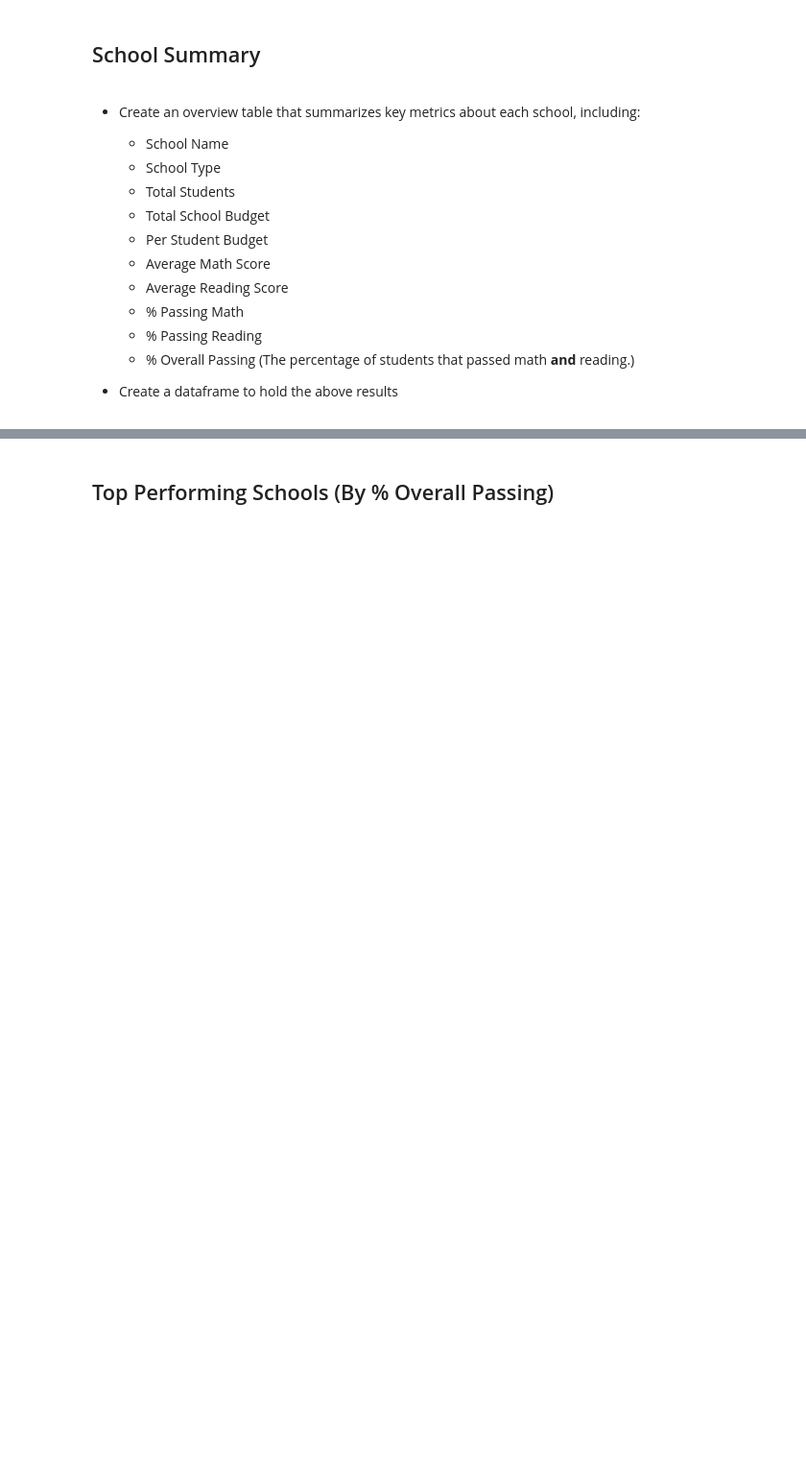
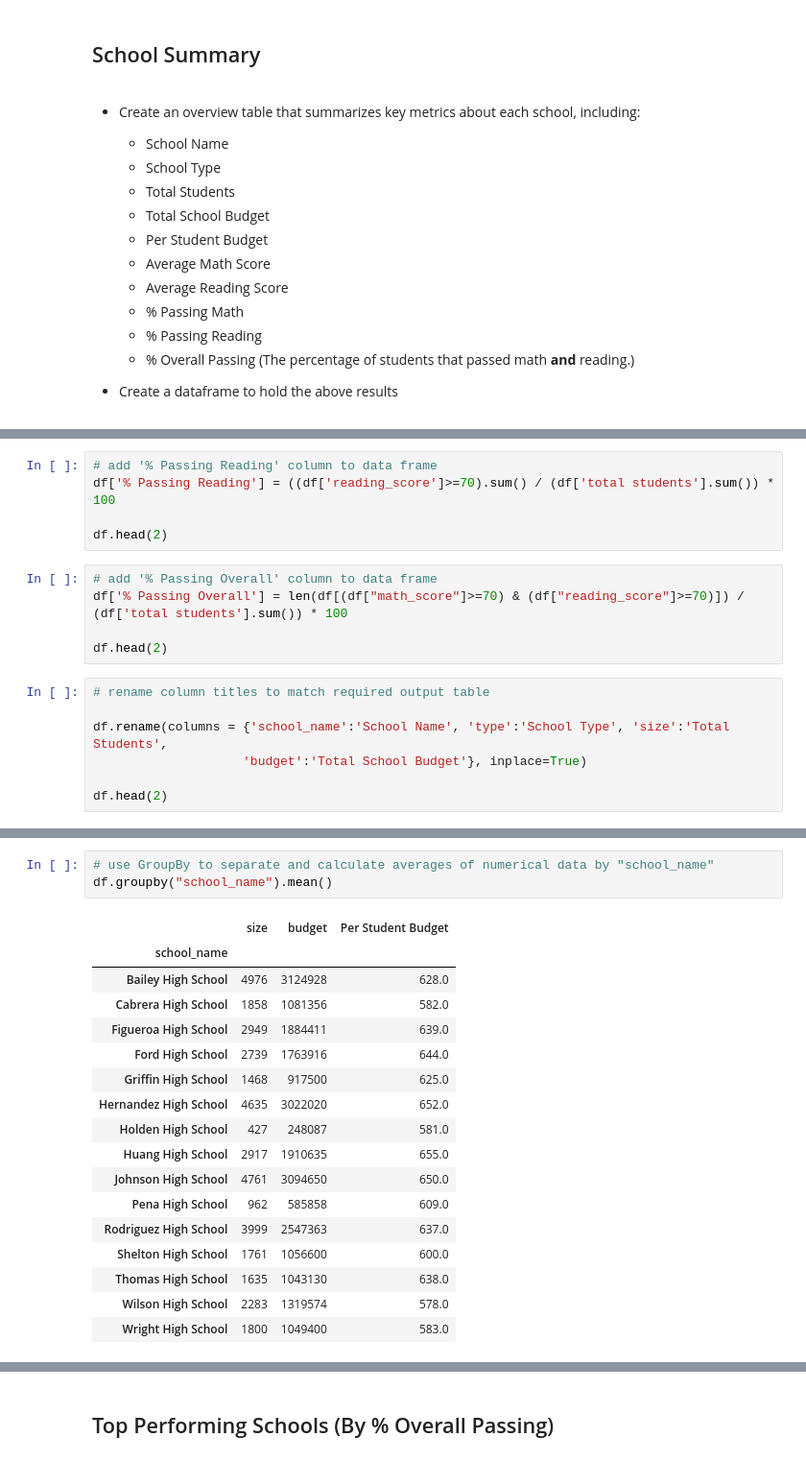
Before and after one commit to daviddamon/pandas-challenge, a Jupyter notebook: PyCitySchools/PyCitySchools_starter.ipynb, the cells around one changed output, grey strips where cells are left out. Shown: that part at 96% size. Cells and saved outputs as stored; diff of their text form; blank space fills up the shorter version.

```diff
--- a/PyCitySchools/PyCitySchools_starter.ipynb
+++ b/PyCitySchools/PyCitySchools_starter.ipynb
@@ -234,0 +299,17 @@ district_summary_df
+# %%
+# add '% Passing Reading' column to data frame
+df['% Passing Reading'] = ((df['reading_score']>=70).sum() / (df['total students'].sum()) * 100
+
+df.head(2)
+# %%
+# add '% Passing Overall' column to data frame
+df['% Passing Overall'] = len(df[(df["math_score"]>=70) & (df["reading_score"]>=70)]) / (df['total students'].sum()) * 100
+
+df.head(2)
+# %%
+# rename column titles to match required output table
+
+df.rename(columns = {'school_name':'School Name', 'type':'School Type', 'size':'Total Students',
+                    'budget':'Total School Budget'}, inplace=True)
+
+df.head(2)
@@ -234,0 +323,21 @@ district_summary_df
+# %%
+# use GroupBy to separate and calculate averages of numerical data by "school_name"
+df.groupby("school_name").mean()
+# %% [output]
+|  | size | budget | Per Student Budget |
+| school_name |  |  |  |
+| Bailey High School | 4976 | 3124928 | 628.0 |
+| Cabrera High School | 1858 | 1081356 | 582.0 |
+| Figueroa High School | 2949 | 1884411 | 639.0 |
+| Ford High School | 2739 | 1763916 | 644.0 |
+| Griffin High School | 1468 | 917500 | 625.0 |
+| Hernandez High School | 4635 | 3022020 | 652.0 |
+| Holden High School | 427 | 248087 | 581.0 |
+| Huang High School | 2917 | 1910635 | 655.0 |
+| Johnson High School | 4761 | 3094650 | 650.0 |
+| Pena High School | 962 | 585858 | 609.0 |
+| Rodriguez High School | 3999 | 2547363 | 637.0 |
+| Shelton High School | 1761 | 1056600 | 600.0 |
+| Thomas High School | 1635 | 1043130 | 638.0 |
+| Wilson High School | 2283 | 1319574 | 578.0 |
+| Wright High School | 1800 | 1049400 | 583.0 |
```
Also changed, not shown: parts of 31 cells of this notebook.
